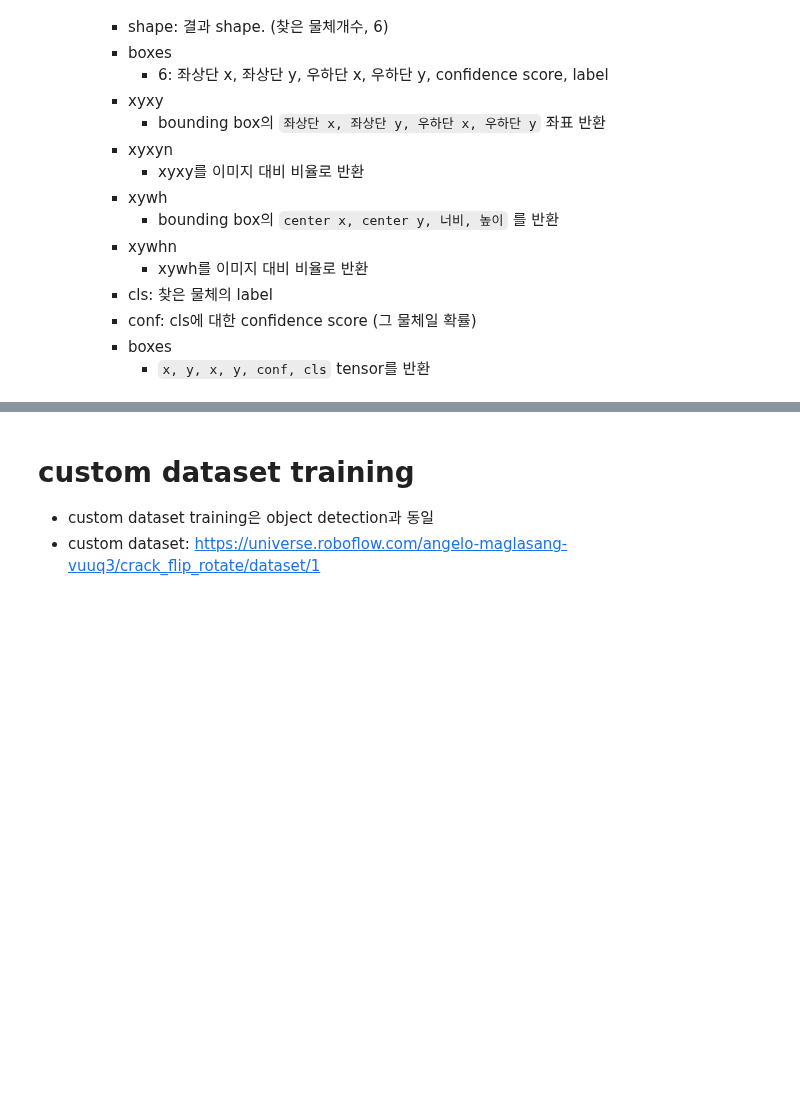
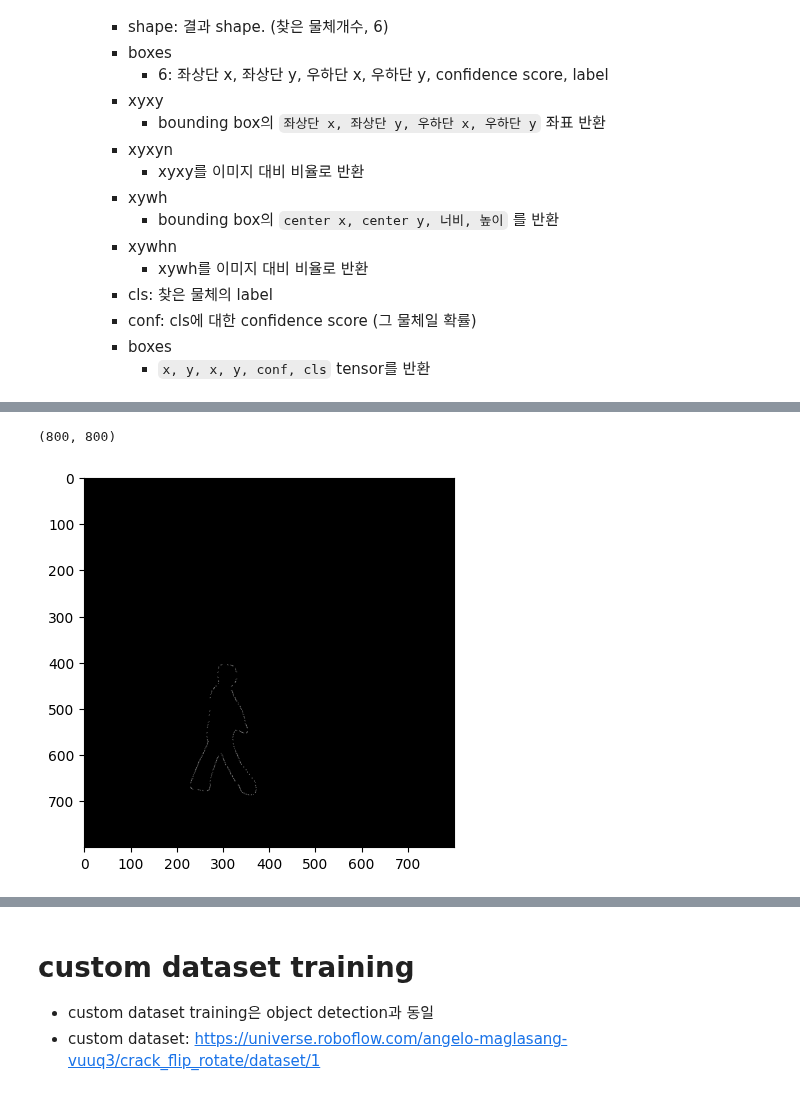
Before and after one commit to LeeJUHO127/DA-35, a Jupyter notebook: 09_vision_deeplearning/02_example_yolov8_pytorch/03_yolov8_segmentation.ipynb, the cells around one changed output, grey strips where cells are left out. Drawn from its saved outputs; the diff is of its cells as text; code cells hidden in the pictures; blank space fills up the shorter version.

```diff
--- a/09_vision_deeplearning/02_example_yolov8_pytorch/03_yolov8_segmentation.ipynb
+++ b/09_vision_deeplearning/02_example_yolov8_pytorch/03_yolov8_segmentation.ipynb
@@ -37,0 +87,7 @@
+# %%
+## 물체 외곽선의 좌표 (poly line)  masks.xy, masks.xyn
+xys = masks.xy
+print(type(xys), len(xys))  # 찾은 object 별로 좌표들을 묶어서 제공. : list
+print(type(xys[0]), xys[0].shape) # 첫번째 object의 외곽선의 좌표들. (364:점의개수, 2:x,y)
+### (점의개수, 2)
+xys[0][:5]
@@ -37,0 +102,17 @@
+# %%
+backgroud_arr.shape
+# %% [output]
+(800, 800)
+# %%
+## 외곽선 좌표 그리기
+import numpy as np
+import matplotlib.pyplot as plt
+idx = 1
+backgroud_arr = np.zeros(result[0].orig_shape)
+x = xys[idx][:, 0].astype("int32")
+y = xys[idx][:, 1].astype('int32')
+backgroud_arr[y, x] = 1
+plt.imshow(backgroud_arr, cmap='gray')
+plt.show()
+# %% [output]
+[figure, added]
```
Also changed, not shown: parts of 8 cells of this notebook, 2 other files.
